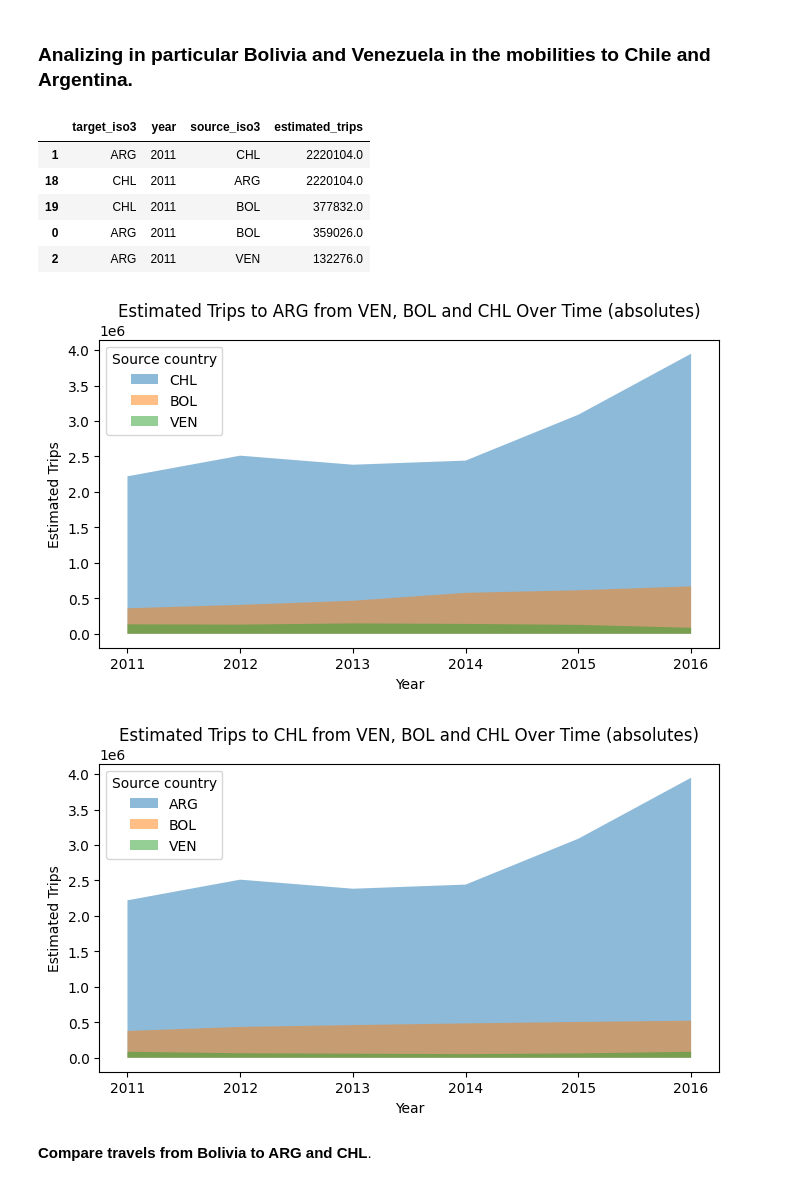
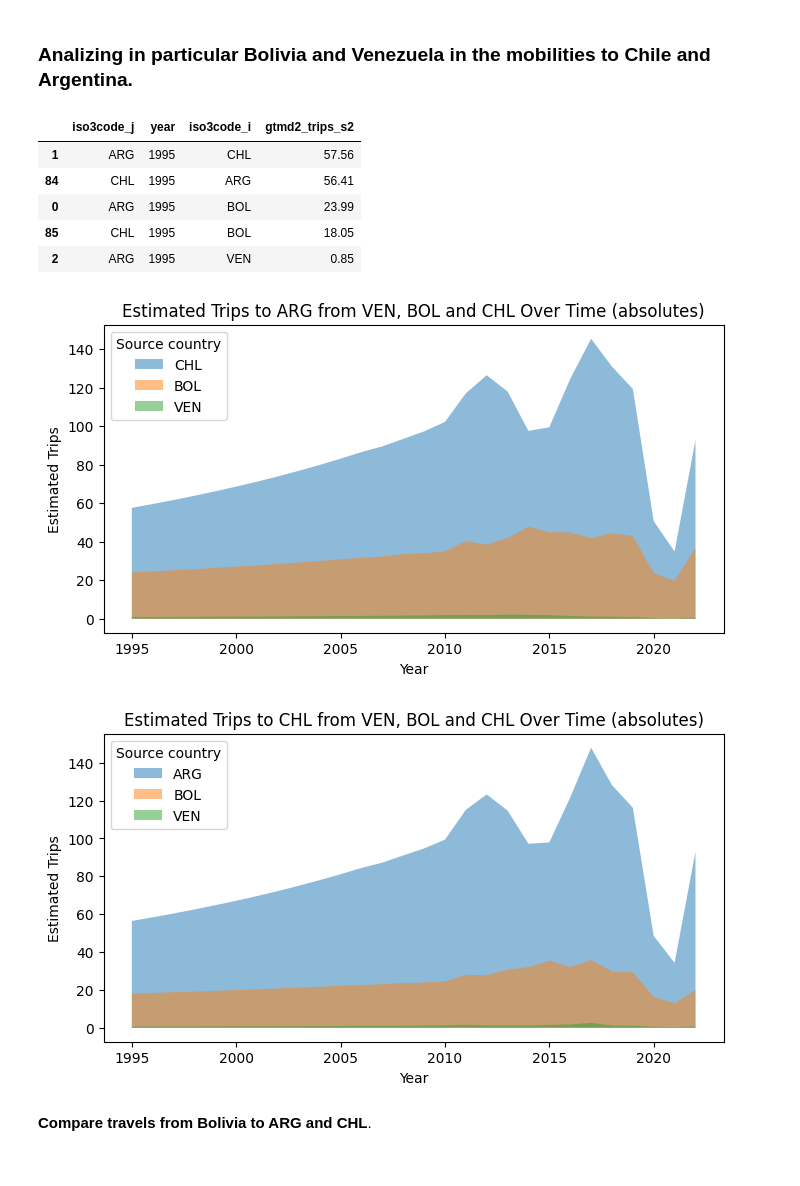
Before and after one commit to natdebandi/migmobs_exploratory, a Jupyter notebook: Mobility_v3_2025.ipynb, the cells around one changed output. Cells and saved outputs as stored; diff of their text form; code cells hidden in the pictures.

```diff
--- a/Mobility_v3_2025.ipynb
+++ b/Mobility_v3_2025.ipynb
@@ -110,3 +148,4 @@ Las dinámicas de estos paises también parece mostrar un incremente desde 2014.
 # %%
 
-country_df_grp = country_df.groupby(['year','target_iso3','source_region',])['estimated_trips'].sum().reset_index()
+country_df_grp = country_df.groupby(['year','iso3code_j','gtmd2_strregion_i',])['gtmd2_trips_s2'].sum().reset_index()
+country_df_grp['gtmd2_trips_s2'] = (country_df_grp['gtmd2_trips_s2'] / 100000).round(2)
@@ -133,13 +221,13 @@ for target in country_df_grp['target_iso3'].unique():
 # %%
 ##distribution by region (%)
 # Calculate total trips per year
-total_trips_by_year = country_df_grp.groupby(['year', 'target_iso3'])['estimated_trips'].sum().reset_index()
+total_trips_by_year = grouped_df.groupby(['year', 'iso3code_j'])['gtmd2_trips_s2'].sum().reset_index()
 
 # Merge total trips back into the original grouped data
-country_df_grp = pd.merge(country_df_grp, total_trips_by_year, on=['year', 'target_iso3'], suffixes=('', '_total'))
+grouped_df = pd.merge(grouped_df, total_trips_by_year, on=['year', 'iso3code_j'], suffixes=('', '_total'))
 
 # Calculate percentage
-country_df_grp['percentage'] = (country_df_grp['estimated_trips'] / country_df_grp['estimated_trips_total']) * 100
+grouped_df['percentage'] = (grouped_df['gtmd2_trips_s2'] / grouped_df['gtmd2_trips_s2_total']) * 100
 
-country_df_grp
+grouped_df
 # %% [output]
@@ -180,0 +247,15 @@ for target in country_df_grp['target_iso3'].unique():
+# %%
+#plot for each country estimated trips by source_region and year
+for target in grouped_df['iso3code_j'].unique():
+    target_data = grouped_df[grouped_df['iso3code_j'] == target]
+    plt.figure(figsize=(8, 4))
+
+    for region in target_data['Region_Group'].unique():
+        region_data = target_data[target_data['Region_Group'] == region]
+        plt.fill_between(region_data['year'], region_data['percentage'], label=region, alpha=0.5)
+
+    plt.title(f'Estimated Trips to {target} by Source Region Over Time (absolutes)')
+    plt.xlabel('Year')
+    plt.ylabel('Estimated Trips')
+    plt.legend(title='Source Region')
+    plt.show()
@@ -232,32 +332,33 @@ En Argentina también al tomar 6 primeros paises que realizan viajes hacia Argen
 # %%
 #country_df is already filtered by CHL and ARG as target countries
 
-df_ven_bol = country_df[country_df['source_iso3'].isin(['BOL', 'VEN','CHL','ARG'])]
-df_ven_bol = df_ven_bol.groupby(['target_iso3','year','source_iso3',])['estimated_trips'].sum().reset_index()
-df_ven_bol = df_ven_bol.sort_values(['year', 'estimated_trips'], ascending=[True, False])
+df_ven_bol = country_df[country_df['iso3code_i'].isin(['BOL', 'VEN','CHL','ARG'])]
+df_ven_bol = df_ven_bol.groupby(['iso3code_j','year','iso3code_i',])['gtmd2_trips_s2'].sum().reset_index()
+df_ven_bol['gtmd2_trips_s2'] = (df_ven_bol['gtmd2_trips_s2'] / 100000).round(2)
+df_ven_bol = df_ven_bol.sort_values(['year', 'gtmd2_trips_s2'], ascending=[True, False])
 df_ven_bol.head()
 # %% [output]
-|  | target_iso3 | year | source_iso3 | estimated_trips |
-| 1 | ARG | 2011 | CHL | 2220104.0 |
-| 18 | CHL | 2011 | ARG | 2220104.0 |
-| 19 | CHL | 2011 | BOL | 377832.0 |
-| 0 | ARG | 2011 | BOL | 359026.0 |
-| 2 | ARG | 2011 | VEN | 132276.0 |
+|  | iso3code_j | year | iso3code_i | gtmd2_trips_s2 |
+| 1 | ARG | 1995 | CHL | 57.56 |
+| 84 | CHL | 1995 | ARG | 56.41 |
+| 0 | ARG | 1995 | BOL | 23.99 |
+| 85 | CHL | 1995 | BOL | 18.05 |
+| 2 | ARG | 1995 | VEN | 0.85 |
 # %%
 #plot for each country estimated trips by source_region and year
-for target in df_ven_bol['target_iso3'].unique():
-    target_data = df_ven_bol[df_ven_bol['target_iso3'] == target]
+for target in df_ven_bol['iso3code_j'].unique():
+    target_data = df_ven_bol[df_ven_bol['iso3code_j'] == target]
     plt.figure(figsize=(8, 4))
 
-    for country in target_data['source_iso3'].unique():
-        country_data = target_data[target_data['source_iso3'] == country]
-        plt.fill_between(country_data['year'], country_data['estimated_trips'], label=country, alpha=0.5)
+    for country in target_data['iso3code_i'].unique():
+        country_data = target_data[target_data['iso3code_i'] == country]
+        plt.fill_between(country_data['year'], country_data['gtmd2_trips_s2'], label=country, alpha=0.5)
 
     plt.title(f'Estimated Trips to {target} from VEN, BOL and CHL Over Time (absolutes)')
     plt.xlabel('Year')
     plt.ylabel('Estimated Trips')
     plt.legend(title='Source country')
     plt.show()
 # %% [output]
-[figure, old version]
+[figure, new version]
-[figure, old version]
+[figure, new version]
```
Also changed, not shown: parts of 112 cells of this notebook.
